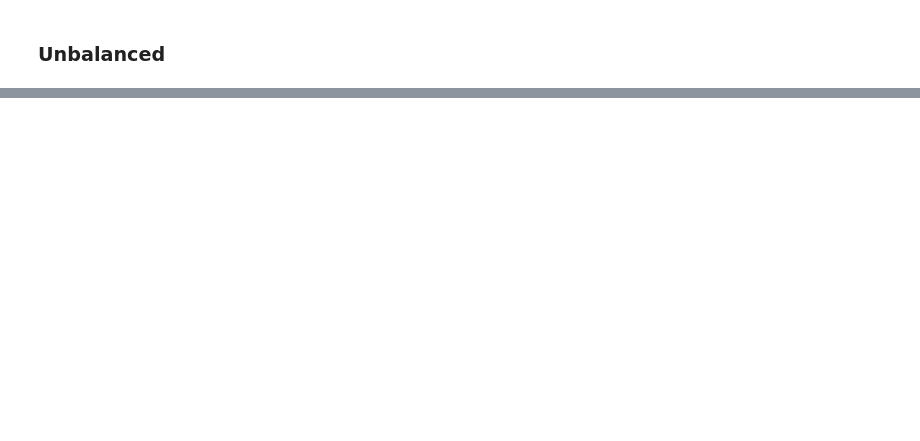
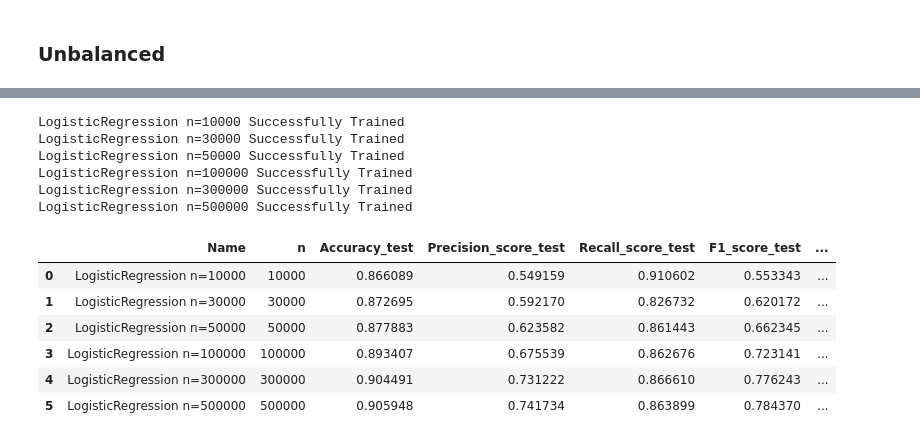
Before and after one commit to OskarRabe/SentimentAnalysis2, a Jupyter notebook: PerformanceVsDatasize.ipynb, the cells around one changed output, grey strips where cells are left out. Saved outputs shown, nothing was run; the diff lists cells and outputs as text; code cells hidden in the pictures; blank space fills up the shorter version.

```diff
--- a/PerformanceVsDatasize.ipynb
+++ b/PerformanceVsDatasize.ipynb
@@ -236,7 +262,8 @@ reviews.info()
 import time
 from sklearn.feature_extraction.text import TfidfVectorizer
 from sklearn.linear_model import LogisticRegression
-from sklearn.metrics import accuracy_score, f1_score, precision_score, recall_score, classification_report, precision_recall_fscore_support
+from sklearn.metrics import accuracy_score, f1_score, precision_score, recall_score, classification_report, \
+    precision_recall_fscore_support
 from sklearn.model_selection import train_test_split
 from sklearn.preprocessing import LabelEncoder
 import matplotlib.pyplot as plt
@@ -270,7 +297,7 @@ for amount in dataset_size:
     X_dev, X_test, y_dev, y_test = train_test_split(X_test, y_test, test_size=test_ratio / (test_ratio + dev_ratio),
                                                     random_state=42)
 
-    name = 'LogisticRegression n='+str(amount)
+    name = 'LogisticRegression n=' + str(amount)
     Name.append(name)
     begin = time.time()
     model = LogisticRegression(random_state=42, n_jobs=-1, max_iter=10_000)
@@ -279,35 +306,51 @@ for amount in dataset_size:
     end = time.time()
     Accuracy_dev.append(accuracy_score(prediction, y_dev))
     Precision_dev.append(precision_score(prediction, y_dev, average='macro'))
     Recall_dev.append(recall_score(prediction, y_dev, average='macro'))
     F1_Score_dev.append(f1_score(prediction, y_dev, average='macro'))
     Time_Taken_dev.append(end - begin)
     print(name + ' Successfully Trained')
     begin = time.time()
     prediction_test = model.predict(X_test)
     end = time.time()
     reports_unbalance.append(classification_report(
         y_test, prediction_test, target_names=target_names))
     precision, recall, fscore, support = precision_recall_fscore_support(
         y_test, prediction_test)
     class_precision.append(precision)
     class_recall.append(recall)
     class_fscore.append(fscore)
     class_support.append(support)
     Accuracy_test.append(accuracy_score(prediction_test, y_test))
     Precision_test.append(precision_score(
         prediction_test, y_test, average='macro'))
     Recall_test.append(recall_score(prediction_test, y_test, average='macro'))
     F1_Score_test.append(f1_score(prediction_test, y_test, average='macro'))
     Time_Taken_test.append(end - begin)
-Dict_dev = {'Name': Name, 'n': dataset_size, 'Accuracy_dev': Accuracy_dev, 'Precision_score_dev': Precision_dev, 'Recall_score_dev': Recall_dev,
+Dict_dev = {'Name': Name, 'n': dataset_size, 'Accuracy_dev': Accuracy_dev, 'Precision_score_dev': Precision_dev,
+            'Recall_score_dev': Recall_dev,
             'F1_score_dev': F1_Score_dev, 'Time Taken_dev': Time_Taken_dev}
-Dict_test = {'Name': Name, 'n': dataset_size, 'Accuracy_test': Accuracy_test, 'Precision_score_test': Precision_test, 'Recall_score_test': Recall_test,
+Dict_test = {'Name': Name, 'n': dataset_size, 'Accuracy_test': Accuracy_test, 'Precision_score_test': Precision_test,
+             'Recall_score_test': Recall_test,
              'F1_score_test': F1_Score_test, 'Time Taken_test': Time_Taken_test}
 model_df_dev = pd.DataFrame(Dict_dev)
 # model_df_dev
 model_df_test = pd.DataFrame(Dict_test)
 model_df_test
+# %% [output]
+LogisticRegression n=10000 Successfully Trained
+LogisticRegression n=30000 Successfully Trained
+LogisticRegression n=50000 Successfully Trained
+LogisticRegression n=100000 Successfully Trained
+LogisticRegression n=300000 Successfully Trained
+LogisticRegression n=500000 Successfully Trained
+|  | Name | n | Accuracy_test | Precision_score_test | Recall_score_test | F1_score_test | ... |
+| 0 | LogisticRegression n=10000 | 10000 | 0.866089 | 0.549159 | 0.910602 | 0.553343 | ... |
+| 1 | LogisticRegression n=30000 | 30000 | 0.872695 | 0.592170 | 0.826732 | 0.620172 | ... |
+| 2 | LogisticRegression n=50000 | 50000 | 0.877883 | 0.623582 | 0.861443 | 0.662345 | ... |
+| 3 | LogisticRegression n=100000 | 100000 | 0.893407 | 0.675539 | 0.862676 | 0.723141 | ... |
+| 4 | LogisticRegression n=300000 | 300000 | 0.904491 | 0.731222 | 0.866610 | 0.776243 | ... |
+| 5 | LogisticRegression n=500000 | 500000 | 0.905948 | 0.741734 | 0.863899 | 0.784370 | ... |
 # %%
 plt.rcParams["figure.figsize"] = 8, 6
 fig, (ax, lax) = plt.subplots(ncols=2, gridspec_kw={"width_ratios": [9, 1]})
```
Also changed, not shown: parts of 11 cells of this notebook, 3 other files.
